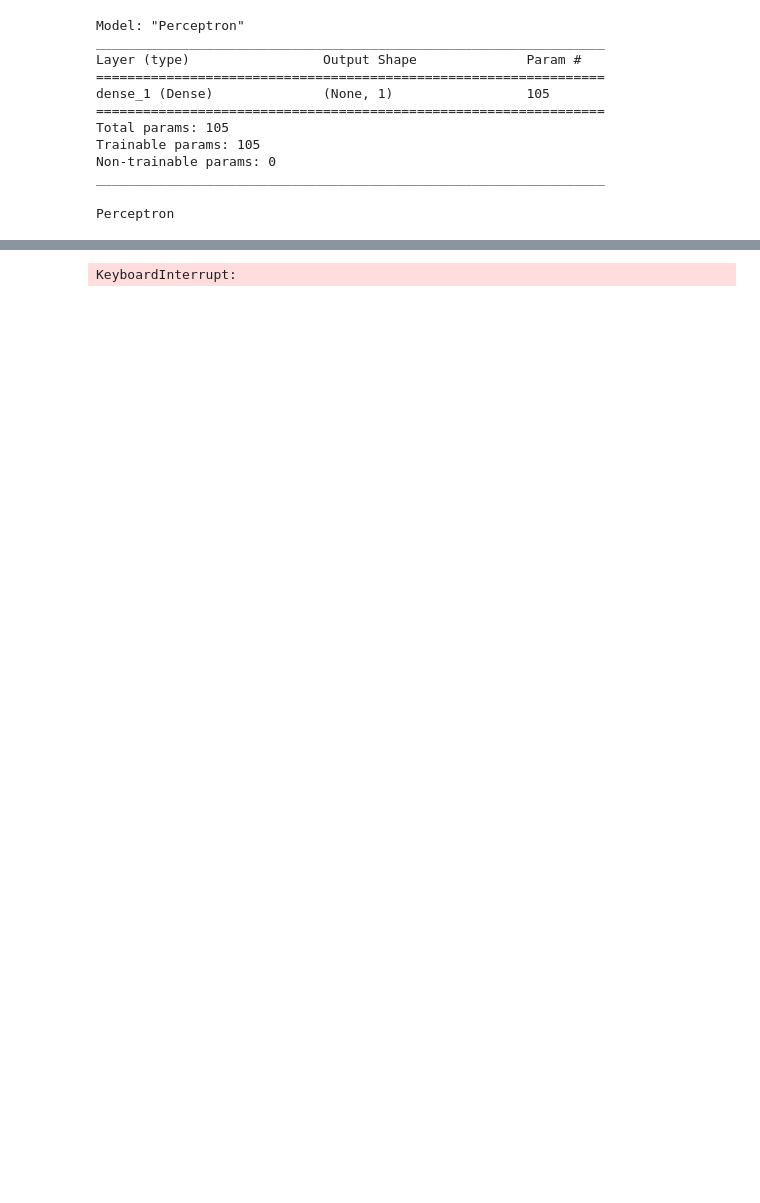
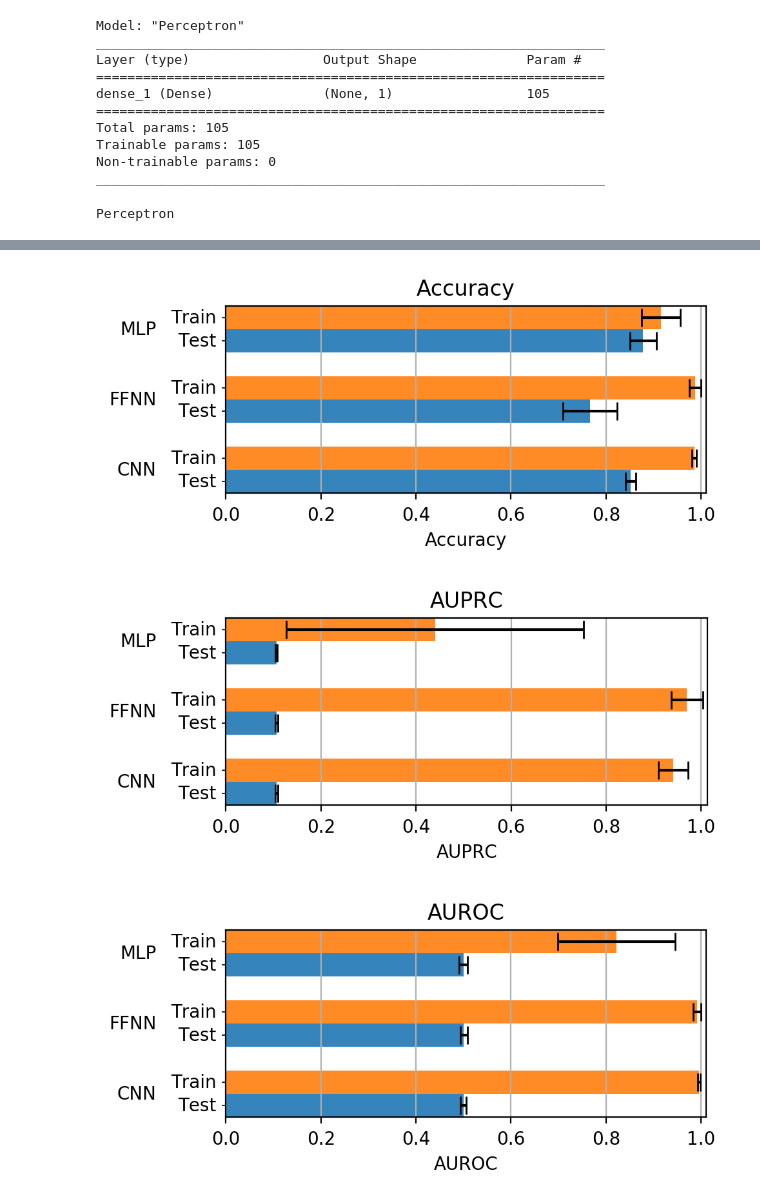
Before and after one commit to odococo/bioinformatica, a Jupyter notebook: Jupyter/Modelli/HEK/Dati sequenza/Models_EN_HEK.ipynb, the cells around one changed output, grey strips where cells are left out. Drawn from its saved outputs; the diff is of its cells as text; code cells hidden in the pictures; blank space fills up the shorter version.

```diff
--- a/Jupyter/Modelli/HEK/Dati sequenza/Models_EN_HEK.ipynb
+++ b/Jupyter/Modelli/HEK/Dati sequenza/Models_EN_HEK.ipynb
@@ -294,13 +303,17 @@ Model.FFNN_Seq = Model.FFNN(
 Model.CNN_Seq = Model.CNN(
     Reshape((200, 4, 1)),
     Conv2D(64, kernel_size=(10, 2), activation="relu"),
-    Conv2D(64, kernel_size=(10, 2), activation="relu"),
-    Dropout(0.3),
-    Conv2D(32, kernel_size=(10, 2), strides=(2, 1), activation="relu"),
+    BatchNormalization(),
+    Conv2D(64, kernel_size=(5, 2), activation="relu"),
+    BatchNormalization(),
+    MaxPool2D(),
     Conv2D(32, kernel_size=(10, 1), activation="relu"),
-    Conv2D(32, kernel_size=(10, 1), activation="relu"),
-    Dropout(0.3),
+    BatchNormalization(),
     Flatten(),
     Dense(32, activation="relu"),
-    Dense(16, activation="relu"),
+    Dropout(0.1),
+    Dense(32, activation="relu"),
+    Dropout(0.3),
+
+
 )
@@ -327,7 +812,7 @@ def get_holdout(train:np.ndarray, test:np.ndarray, bed:pd.DataFrame, labels:np.n
 # %%
 ## from sklearn.model_selection import StratifiedShuffleSplit
 
-splits = 2 #da testare un numero diverso di split
+splits = 10 #da testare un numero diverso di split
 holdouts = StratifiedShuffleSplit(n_splits=splits, test_size=0.2, random_state=42)
 # %%
 from sklearn.metrics import accuracy_score, balanced_accuracy_score, roc_auc_score, average_precision_score
@@ -369,6 +854,8 @@ def precomputed(results, model:str, holdout:int)->bool:
 models=[]
 
 models.append(Model.CNN_Seq(shape,name="CNN"))
+models.append(Model.MLP_Seq(shape,name="MLP"))
+models.append(Model.FFNN_Seq(shape,name="FFNN"))
 # %% [output]
 Model: "CNN"
 _________________________________________________________________
@@ -414,7 +901,7 @@ for i, (train_index, test_index) in tqdm(enumerate(holdouts.split(sequences, y))
             steps_per_epoch=train.steps_per_epoch,
             validation_data=test,
             validation_steps=test.steps_per_epoch,
-            epochs=1000,
+            epochs=100,
             shuffle=True,
             verbose=False,
             callbacks=[
@@ -443,25 +930,27 @@ for i, (train_index, test_index) in tqdm(enumerate(holdouts.split(sequences, y))
             }
         })
         compress_json.local_dump(results,  f"results_{cell_line}_{regions}.json")
-# %% [output]
-KeyboardInterrupt:
 # %%
 from barplots import barplots
 df = pd.DataFrame(results)
-#df = df.drop(columns=["holdout"])
+df = df.drop(columns=["holdout"])
 df[:5]
 
 
 barplots(
     df,
     groupby=["model", "run_type"],
     show_legend=False,
     height=5,
     orientation="horizontal"
 )
 
 from PIL import Image
 from glob import glob
 
 for x in glob("barplots/*.png"):
     display(Image.open(x))
+# %% [output]
+[figure, added]
+[figure, added]
+[figure, added]
```
Also changed, not shown: parts of 11 cells of this notebook, 31 other files.
